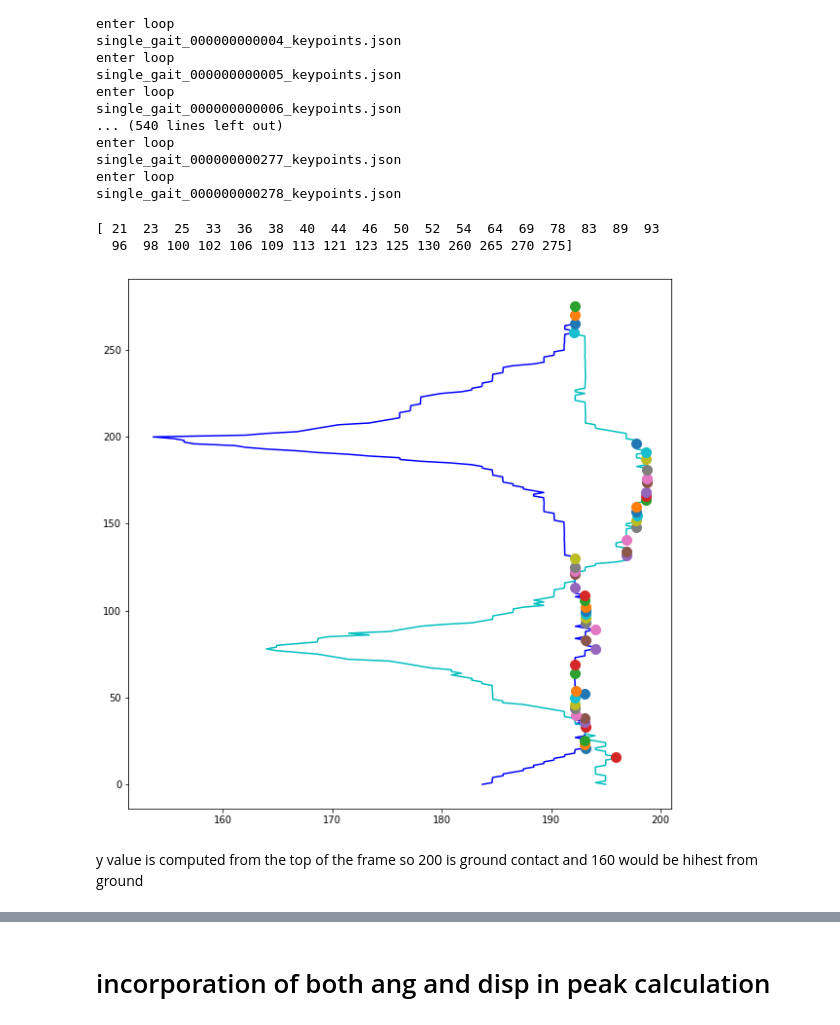
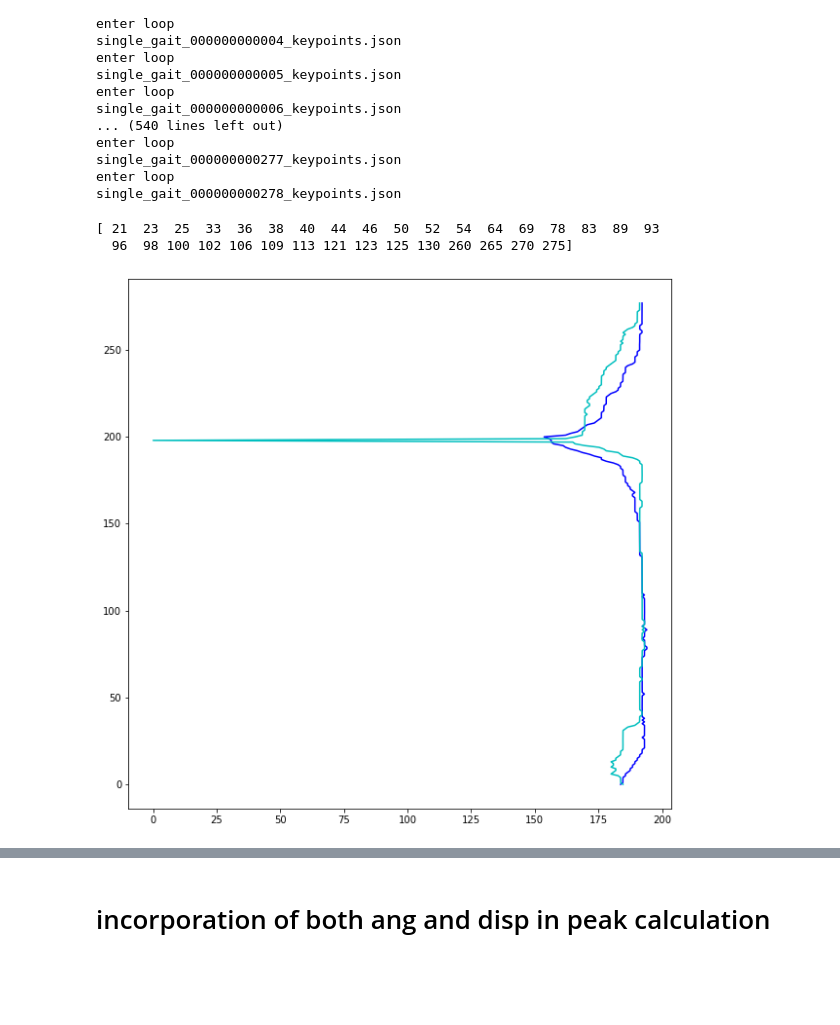
Before and after one commit to batking24/OpenPose-for-2D-Gait-Analysis, a Jupyter notebook: openpose/codes_gpt/angel_test_single_gait.ipynb, the cells around one changed output, grey strips where cells are left out. Cells and saved outputs as stored; diff of their text form; code cells hidden in the pictures; blank space fills up the shorter version.

```diff
--- a/openpose/codes/angel_test_single_gait_outputcopy.ipynb
+++ b/openpose/codes_gpt/angel_test_single_gait.ipynb
@@ -364,39 +364,43 @@ single_gait_000000000277_keypoints.json
 enter loop
 single_gait_000000000278_keypoints.json
 # %%
+# all 4 in same graph only left side
+
 import matplotlib.pyplot as plt
 import numpy as np
 import peakutils
 
 # define data values
 x1 = body_part_y[21]   # X-axis points  left
 x2 = body_part_y[24]  # this is right
+# define data values
+x3 = body_part_y[20]   # X-axis points  left
+x4 = body_part_y[23]  # this is right
 
 y=y_  # Y-axis points
 # f = plt.figure()
 # f.set_figwidth(10)
 # f.set_figheight(10)
 negx1 = [ x for x in x1]
 index1 = peakutils.indexes(negx1,thres=0.95,min_dist=1)
 negx2 = [ x for x in x2]
 index2 = peakutils.indexes(negx2,thres=0.9,min_dist=1)
 print(index1)
 plt.figure(figsize=(10,10))
-plt.plot(x1, y,'b', label = "line 1") # blue left leg
-plt.plot(x2, y,'c', label = "line 2")  # cyan right leg
+plt.plot(x1, y,'b', label = "line 1") # blue left leg heel
+# plt.plot(x2, y,'r', label = "line 2")  # cyan right leg heel
+plt.plot(x3, y,'c', label = "line 3") # blue left leg toe
+# plt.plot(x4, y,'y', label = "line 4")  # cyan right leg toe
 heel_frames_left_leg_disp=[]
 heel_frames_right_leg_disp=[]
-for ind in index1:
-    plt.plot(x1[ind],y[ind], marker="o", ls="", ms=10 )
-    heel_frames_left_leg_disp.append(y[ind])
+# for ind in index1:
+#     plt.plot(x1[ind],y[ind], marker="o", ls="", ms=10 )
+#     heel_frames_left_leg_disp.append(y[ind])
 
-for ind in index2:
-    plt.plot(x2[ind],y[ind], marker="o", ls="", ms=10 )
-    heel_frames_right_leg_disp.append(y[ind])
+# for ind in index2:
+#     plt.plot(x2[ind],y[ind], marker="o", ls="", ms=10 )
+#     heel_frames_right_leg_disp.append(y[ind])
 # %% [output]
 [ 21  23  25  33  36  38  40  44  46  50  52  54  64  69  78  83  89  93
   96  98 100 102 106 109 113 121 123 125 130 260 265 270 275]
-[figure, old version]
+[figure, new version]
-# %% [markdown]
-y value is computed from the top of the frame
-so 200 is ground contact and 160 would be hihest from ground
```
Also changed, not shown: parts of 46 cells of this notebook, 5 other files.
